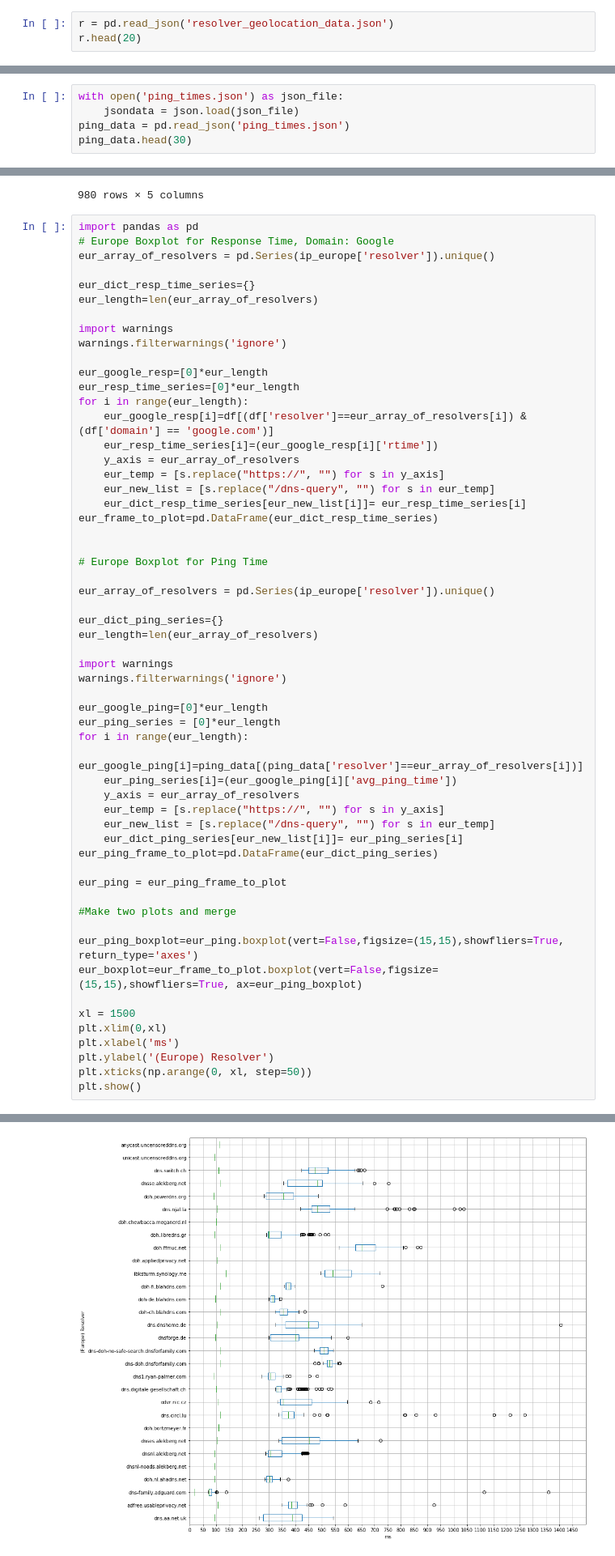
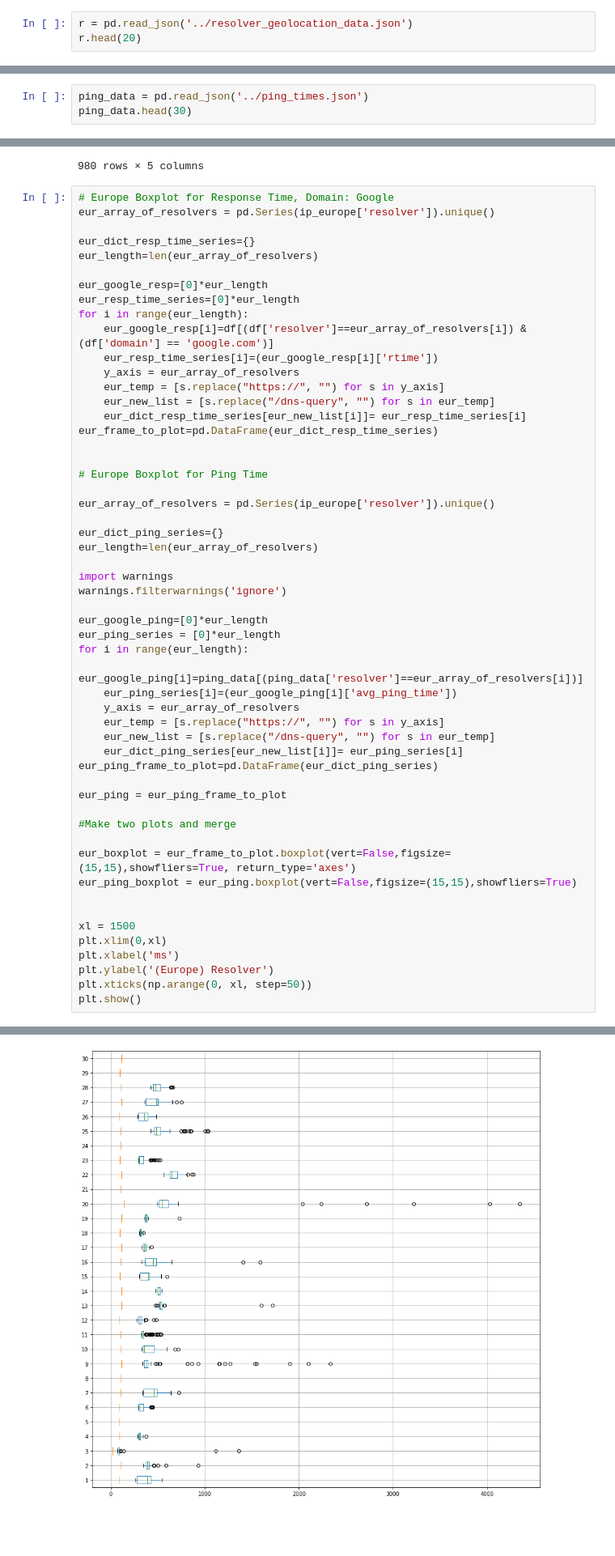
Before and after one commit to noise-lab/dns-measurement, a Jupyter notebook: src/measure/dns-timing/output/Boxplot_Data_100_Geolocation.ipynb, the cells around one changed output, grey strips where cells are left out. Shown at 81% size. Saved outputs shown, nothing was run; the diff lists cells and outputs as text; blank space fills up the shorter version.

```diff
--- a/src/measure/dns-timing/output/Boxplot_Data_100_Geolocation.ipynb
+++ b/src/measure/dns-timing/output/Boxplot_Data_100_Geolocation.ipynb
@@ -10,5 +10,5 @@ with open('resolver_geolocation_data.json') as json_file:
 # %%
-r = pd.read_json('resolver_geolocation_data.json')
+r = pd.read_json('../resolver_geolocation_data.json')
 r.head(20)
 # %% [output]
 |  | resolver | IP_address | country_iso_code | country_name | city_name |
@@ -553,9 +509,7 @@ plt.show()
 # %% [output]
 [figure]
 # %%
-with open('ping_times.json') as json_file:
-    jsondata = json.load(json_file)
-ping_data = pd.read_json('ping_times.json')
+ping_data = pd.read_json('../ping_times.json')
 ping_data.head(30)
 # %% [output]
 |  | resolver | IP_address | avg_ping_time |
@@ -651,15 +602,11 @@ aus_frame_to_plot
 | 14489 | NaN | NaN | NaN | NaN | 641.227727 |
 980 rows × 5 columns
 # %%
-import pandas as pd
 # Europe Boxplot for Response Time, Domain: Google
 eur_array_of_resolvers = pd.Series(ip_europe['resolver']).unique()
 
 eur_dict_resp_time_series={}
 eur_length=len(eur_array_of_resolvers)
-
-import warnings
-warnings.filterwarnings('ignore')
 
 eur_google_resp=[0]*eur_length
 eur_resp_time_series=[0]*eur_length
@@ -698,8 +645,9 @@ eur_ping = eur_ping_frame_to_plot
 
 #Make two plots and merge
 
-eur_ping_boxplot=eur_ping.boxplot(vert=False,figsize=(15,15),showfliers=True, return_type='axes')
-eur_boxplot=eur_frame_to_plot.boxplot(vert=False,figsize=(15,15),showfliers=True, ax=eur_ping_boxplot)
+eur_boxplot = eur_frame_to_plot.boxplot(vert=False,figsize=(15,15),showfliers=True, return_type='axes')
+eur_ping_boxplot = eur_ping.boxplot(vert=False,figsize=(15,15),showfliers=True)
+
 
 xl = 1500
 plt.xlim(0,xl)
@@ -711 +660 @@ plt.show()
-[figure, old version]
+[figure, new version]
```
Also changed, not shown: parts of 24 cells of this notebook.
